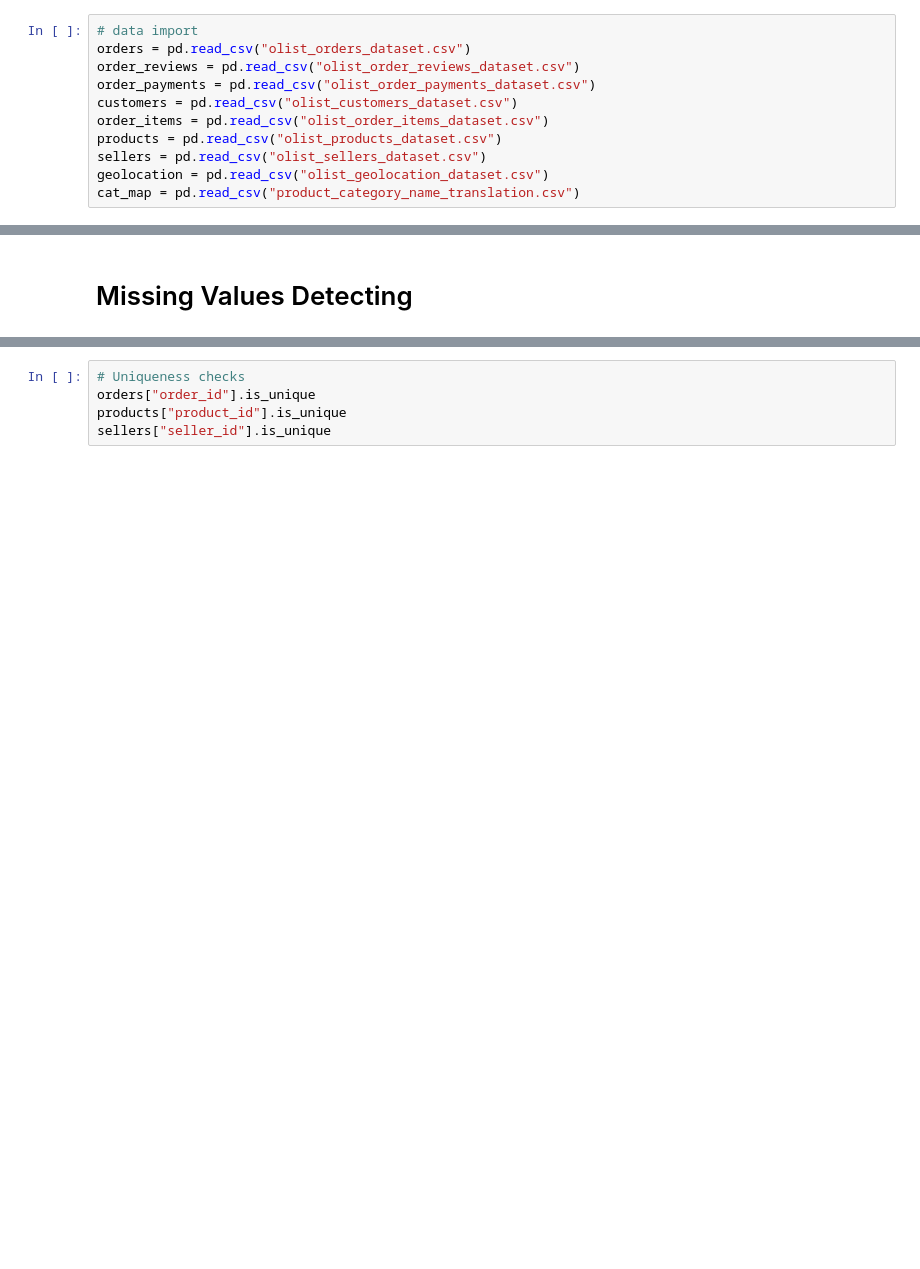
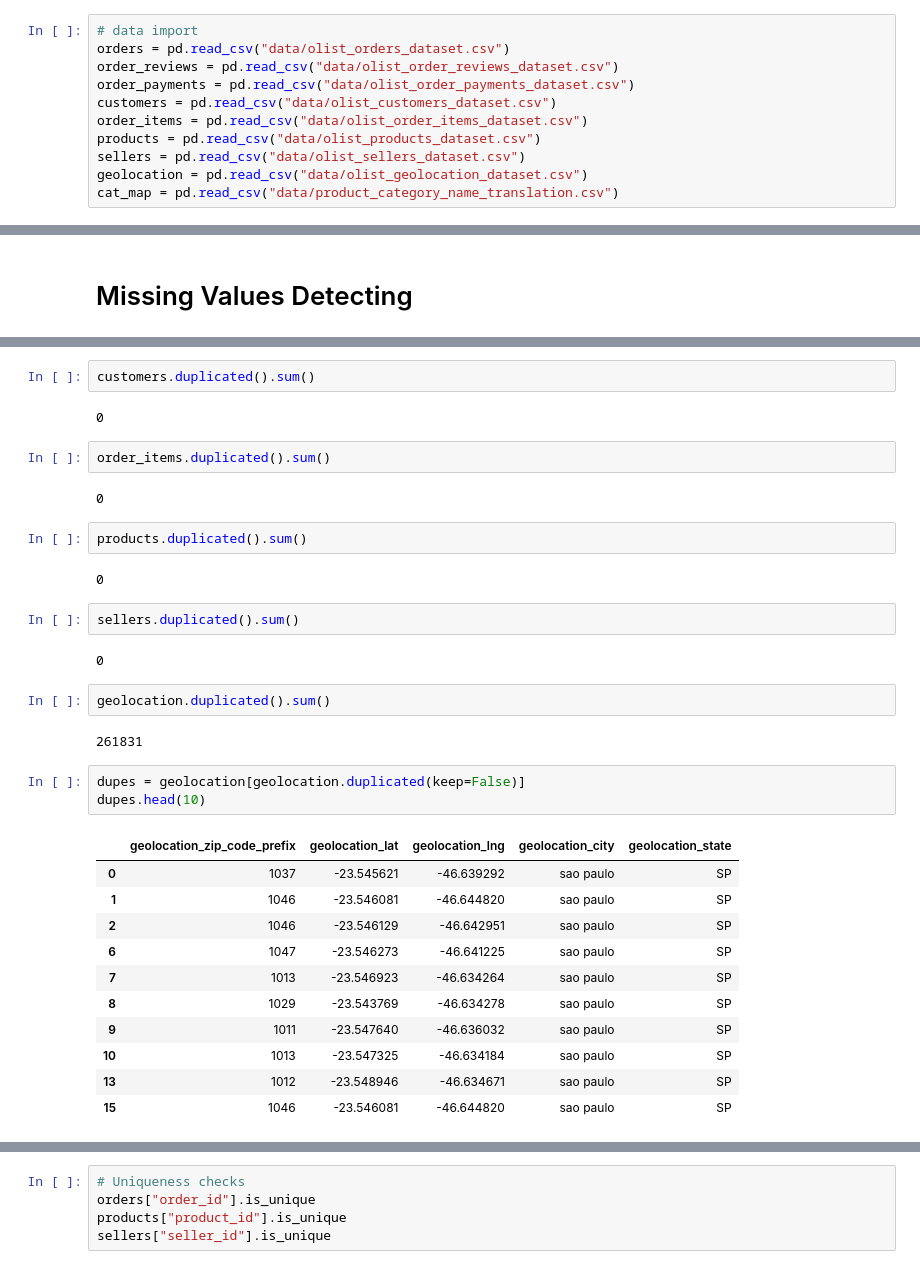
Before and after one commit to knftlyulya/brazilian-e-commerce-analysis, a Jupyter notebook: data_preparation.ipynb, the cells around one changed output, grey strips where cells are left out. Drawn from its saved outputs; the diff is of its cells as text; blank space fills up the shorter version.

```diff
--- a/data_preparation.ipynb
+++ b/data_preparation.ipynb
@@ -7,12 +7,12 @@ import matplotlib.pyplot as plt
 import seaborn as sns
 # %%
 # data import
-orders = pd.read_csv("olist_orders_dataset.csv")
-order_reviews = pd.read_csv("olist_order_reviews_dataset.csv")
-order_payments = pd.read_csv("olist_order_payments_dataset.csv")
-customers = pd.read_csv("olist_customers_dataset.csv")
-order_items = pd.read_csv("olist_order_items_dataset.csv")
-products = pd.read_csv("olist_products_dataset.csv")
-sellers = pd.read_csv("olist_sellers_dataset.csv")
-geolocation = pd.read_csv("olist_geolocation_dataset.csv")
-cat_map = pd.read_csv("product_category_name_translation.csv")
+orders = pd.read_csv("data/olist_orders_dataset.csv")
+order_reviews = pd.read_csv("data/olist_order_reviews_dataset.csv")
+order_payments = pd.read_csv("data/olist_order_payments_dataset.csv")
+customers = pd.read_csv("data/olist_customers_dataset.csv")
+order_items = pd.read_csv("data/olist_order_items_dataset.csv")
+products = pd.read_csv("data/olist_products_dataset.csv")
+sellers = pd.read_csv("data/olist_sellers_dataset.csv")
+geolocation = pd.read_csv("data/olist_geolocation_dataset.csv")
+cat_map = pd.read_csv("data/product_category_name_translation.csv")
@@ -237,0 +261,35 @@ dtype: object
+# %%
+customers.duplicated().sum()
+# %% [output]
+0
+# %%
+order_items.duplicated().sum()
+# %% [output]
+0
+# %%
+products.duplicated().sum()
+# %% [output]
+0
+# %%
+sellers.duplicated().sum()
+# %% [output]
+0
+# %%
+geolocation.duplicated().sum()
+# %% [output]
+261831
+# %%
+dupes = geolocation[geolocation.duplicated(keep=False)]
+dupes.head(10)
+# %% [output]
+|  | geolocation_zip_code_prefix | geolocation_lat | geolocation_lng | geolocation_city | geolocation_state |
+| 0 | 1037 | -23.545621 | -46.639292 | sao paulo | SP |
+| 1 | 1046 | -23.546081 | -46.644820 | sao paulo | SP |
+| 2 | 1046 | -23.546129 | -46.642951 | sao paulo | SP |
+| 6 | 1047 | -23.546273 | -46.641225 | sao paulo | SP |
+| 7 | 1013 | -23.546923 | -46.634264 | sao paulo | SP |
+| 8 | 1029 | -23.543769 | -46.634278 | sao paulo | SP |
+| 9 | 1011 | -23.547640 | -46.636032 | sao paulo | SP |
+| 10 | 1013 | -23.547325 | -46.634184 | sao paulo | SP |
+| 13 | 1012 | -23.548946 | -46.634671 | sao paulo | SP |
+| 15 | 1046 | -23.546081 | -46.644820 | sao paulo | SP |
```
Also changed, not shown: parts of 29 cells of this notebook.
